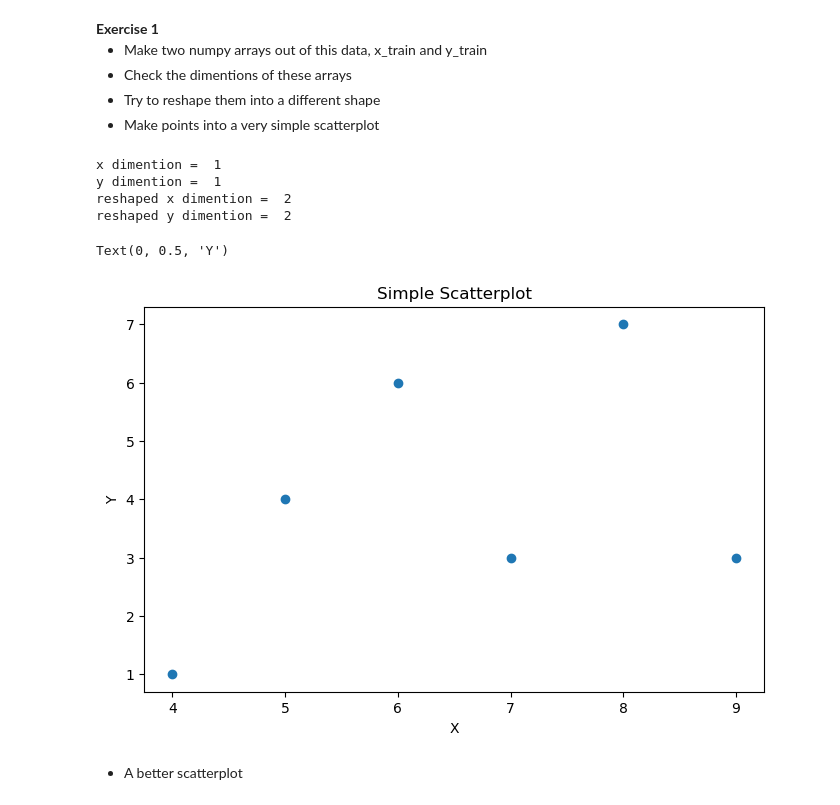
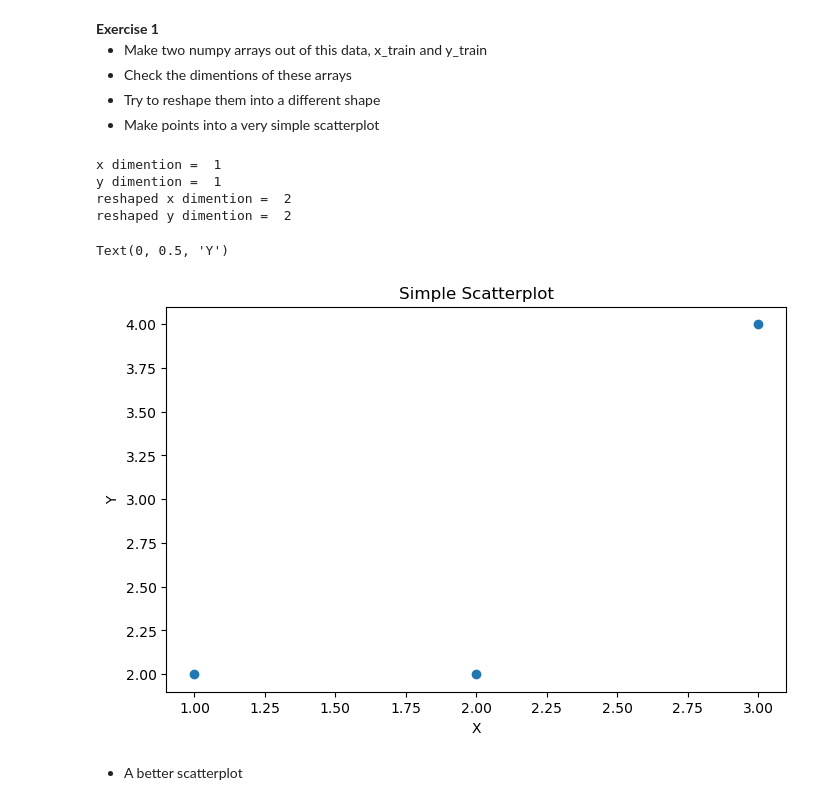
Before and after one commit to anuprid/ADS, a Jupyter notebook: homework 4/Homework4-Regression.ipynb, the cells around one changed output. Drawn from its saved outputs; the diff is of its cells as text; code cells hidden in the pictures.

```diff
--- a/homework 4/Homework4-Regression.ipynb
+++ b/homework 4/Homework4-Regression.ipynb
@@ -80,26 +80,26 @@ There is no line of the form $\beta_0 + \beta_1 x = y$ that passes through all t
 * Make points into a very simple scatterplot
 # %%
 # WRITE YOUR CODE HERE
-x_train = np.array([4,5,6,7,8,9])
-y_train = np.array([1,4,6,3,7,3])
+x_train = np.array([1,2,3])
+y_train = np.array([2,2,4])
 print('x dimention = ', x_train.ndim)
 print('y dimention = ', y_train.ndim)
-x_train = x_train.reshape(2,3)
-y_train = y_train.reshape(2,3)
+x_train = x_train.reshape(1,3)
+y_train = y_train.reshape(1,3)
 print('reshaped x dimention = ', x_train.ndim)
 print('reshaped y dimention = ', y_train.ndim)
 fig, ax = plt.subplots(1,1, figsize=(8,5))
 ax = plt.scatter(x_train,y_train)
 plt.title('Simple Scatterplot')
 plt.xlabel('X')
 plt.ylabel('Y')
 # %% [output]
 x dimention =  1
 y dimention =  1
 reshaped x dimention =  2
 reshaped y dimention =  2
 Text(0, 0.5, 'Y')
-[figure, old version]
+[figure, new version]
 # %% [markdown]
 * A better scatterplot
 # %%
```
Also changed, not shown: parts of 16 cells of this notebook, 1 other file.
